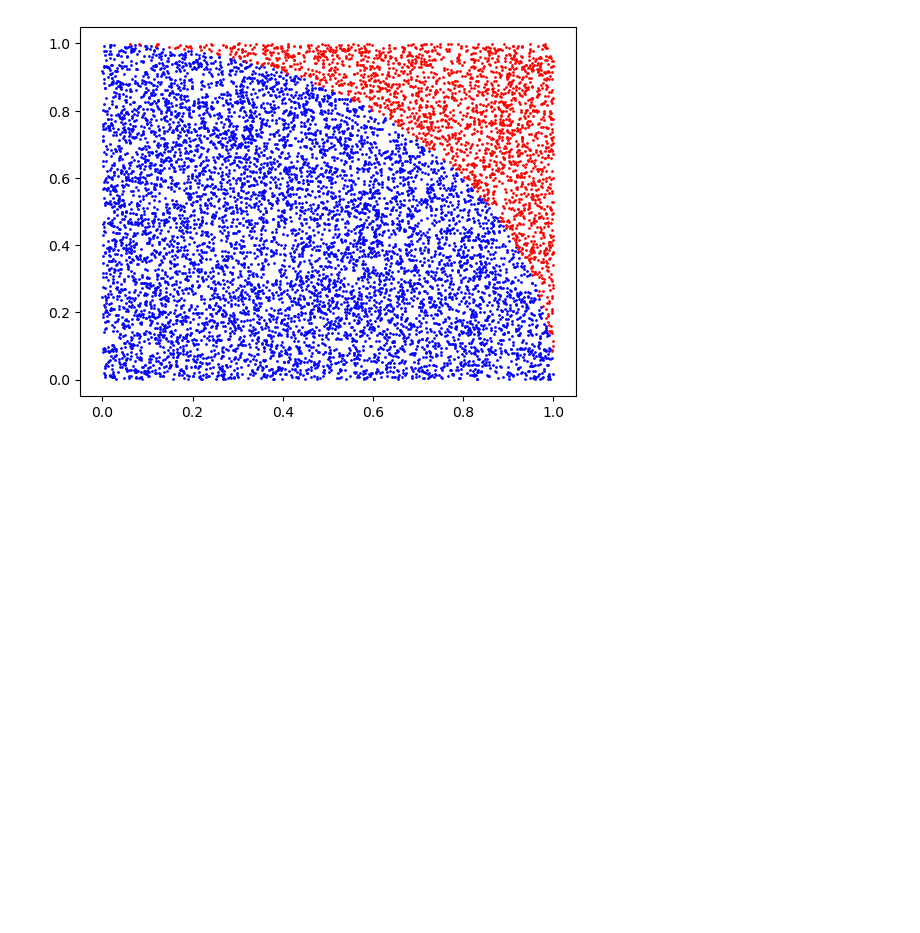
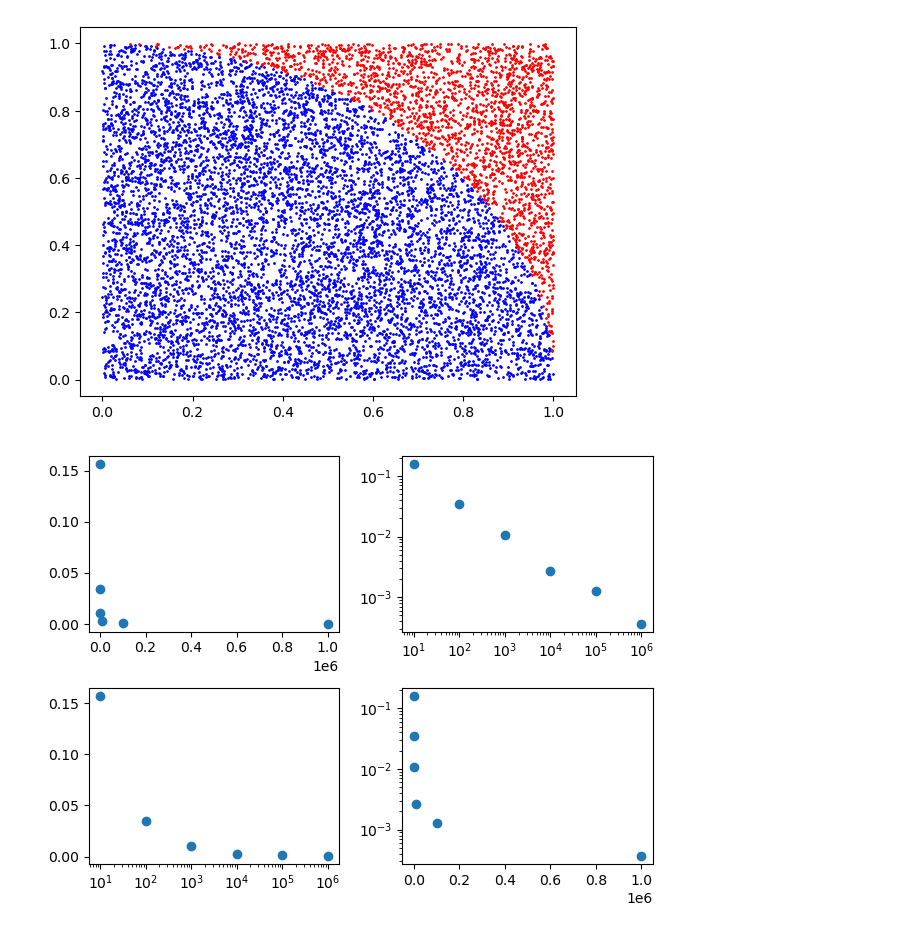
Before and after one commit to HenriqueLSL/Atividades-Fisica-Computacional, a Jupyter notebook: Atividade 03/MonteCarlo.ipynb, the cells around one changed output. Cells and saved outputs as stored; diff of their text form; code cells hidden in the pictures; blank space fills up the shorter version.

```diff
--- a/Atividade 03/MonteCarlo.ipynb
+++ b/Atividade 03/MonteCarlo.ipynb
@@ -60,3 +60,50 @@ plt.show()
 # %% [output]
 3.1312
 [figure]
+# %%
+import numpy as np
+import matplotlib.pyplot as plt
+
+def pi_monte_carlo(N):
+  num = np.random.uniform(0, 1, size=(N, 2))
+  x = num[:,0]
+  y = num[:,1]
+  j = 0
+  for i in range(0, N):
+    r = ((x[i])**2 + (y[i])**2)**0.5
+    if r <= 1:
+      j += 1
+  P = j/N
+  pi = 4*P
+  return pi
+
+En = []
+N = []
+p = 10
+
+for i in range(1, 7):
+  N = N + [p]
+  cont = 0
+  for j in range(1, 10):
+    Erro = ((abs(np.pi - pi_monte_carlo(p)))/np.pi)
+    cont += Erro
+  p *= 10
+  media = cont/10
+  En.append(media)
+# %%
+plt.subplot(221)
+plt.plot(N, En, 'o')
+
+plt.subplot(222)
+plt.loglog(N, En, 'o')
+
+plt.subplot(223)
+plt.semilogx(N, En, 'o')
+
+plt.subplot(224)
+plt.semilogy(N, En, 'o')
+
+plt.tight_layout()
+plt.show()
+# %% [output]
+[figure, added]
```
Also changed, not shown: parts of 1 cell of this notebook.
